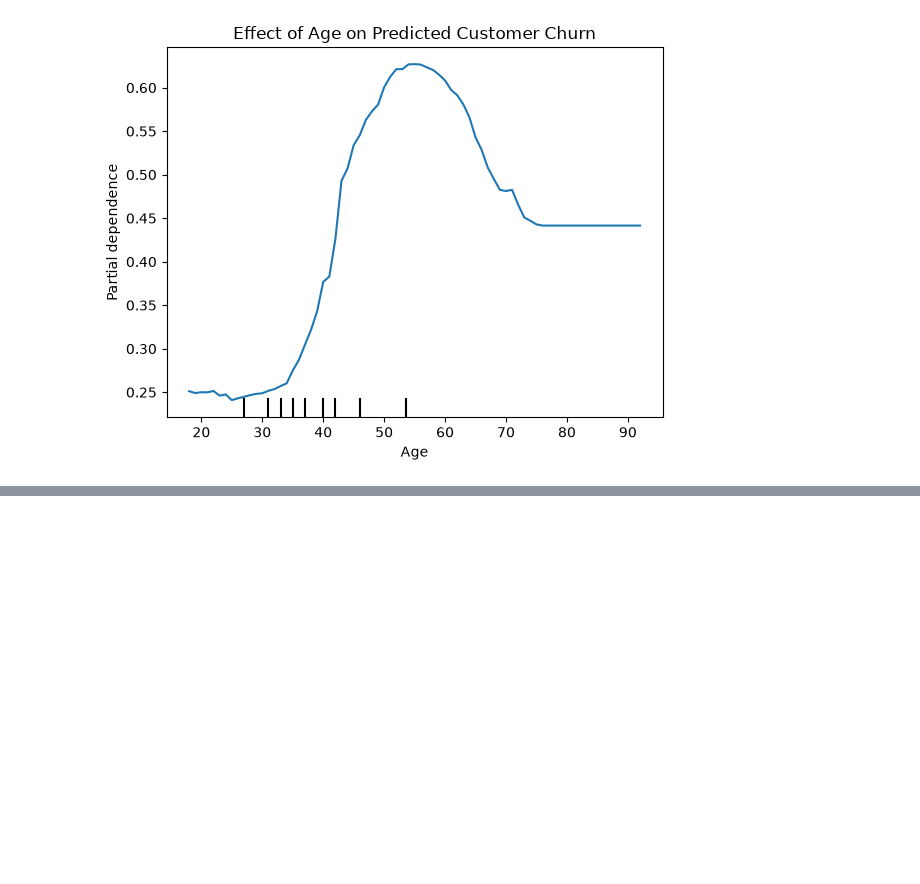
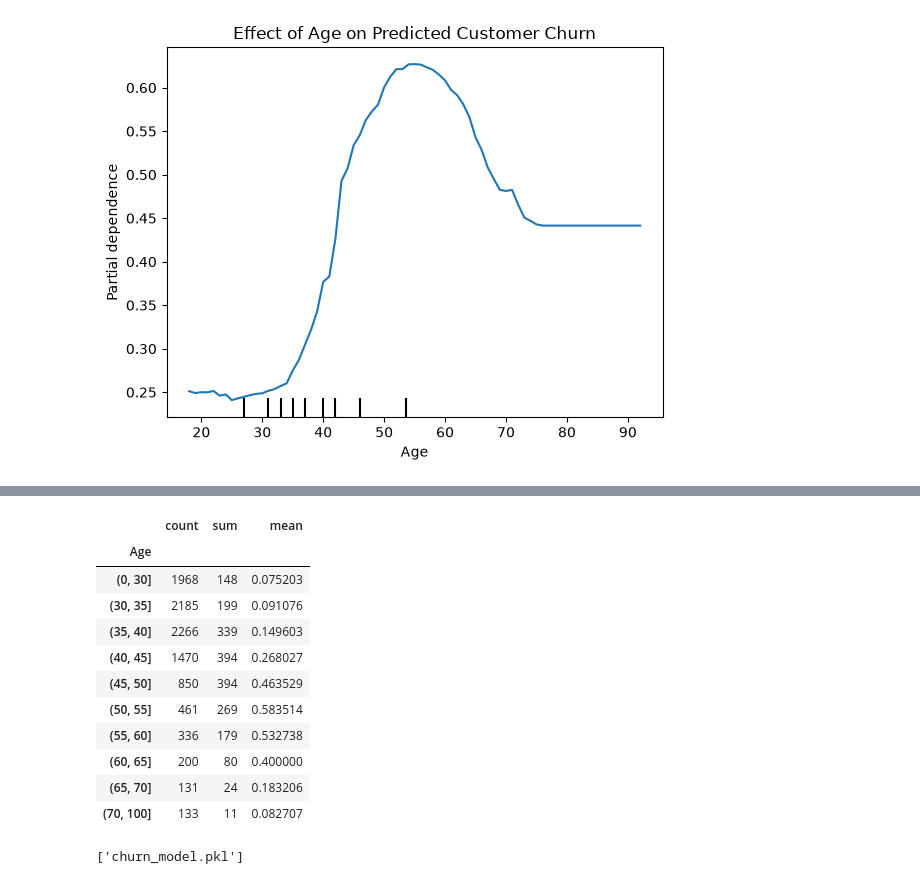
Before and after one commit to Emy-gold/customer-churn-prediction-model, a Jupyter notebook: notebooks/03_model_comparison.ipynb, the cells around one changed output, grey strips where cells are left out. Drawn from its saved outputs; the diff is of its cells as text; code cells hidden in the pictures; blank space fills up the shorter version.

```diff
--- a/notebooks/03_model_comparison.ipynb
+++ b/notebooks/03_model_comparison.ipynb
@@ -429,0 +431,26 @@ Name: Exited, dtype: float64
+# %%
+age_groups = pd.cut(
+    df["Age"],
+    bins=[0, 30, 35, 40, 45, 50, 55, 60, 65, 70, 100]
+)
+
+df.groupby(age_groups, observed=False)["Exited"].agg(
+    ["count", "sum", "mean"]
+)
+# %% [output]
+|  | count | sum | mean |
+| Age |  |  |  |
+| (0, 30] | 1968 | 148 | 0.075203 |
+| (30, 35] | 2185 | 199 | 0.091076 |
+| (35, 40] | 2266 | 339 | 0.149603 |
+| (40, 45] | 1470 | 394 | 0.268027 |
+| (45, 50] | 850 | 394 | 0.463529 |
+| (50, 55] | 461 | 269 | 0.583514 |
+| (55, 60] | 336 | 179 | 0.532738 |
+| (60, 65] | 200 | 80 | 0.400000 |
+| (65, 70] | 131 | 24 | 0.183206 |
+| (70, 100] | 133 | 11 | 0.082707 |
+# %%
+joblib.dump(best_rf_model, "churn_model.pkl")
+# %% [output]
+['churn_model.pkl']
```
Also changed, not shown: parts of 2 cells of this notebook, 2 other files.
